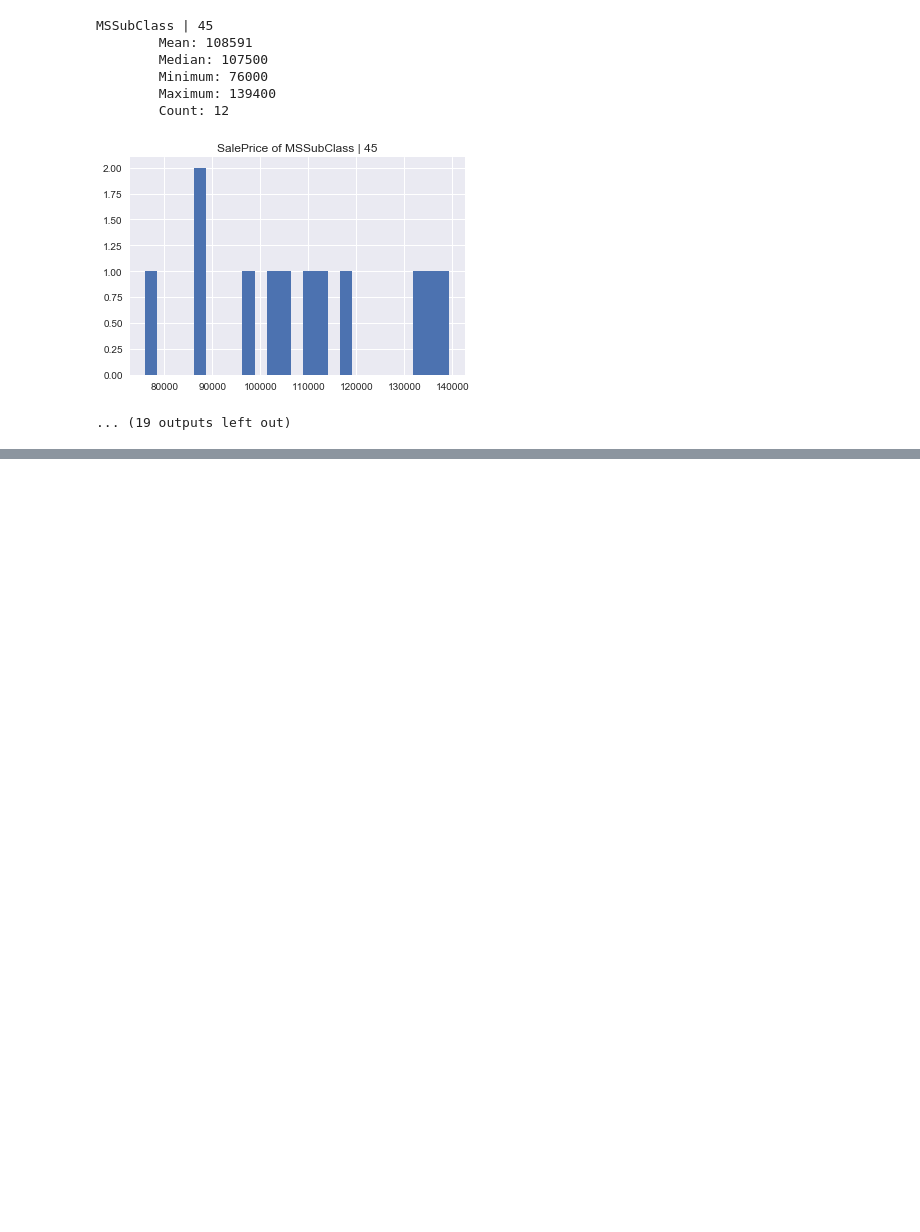
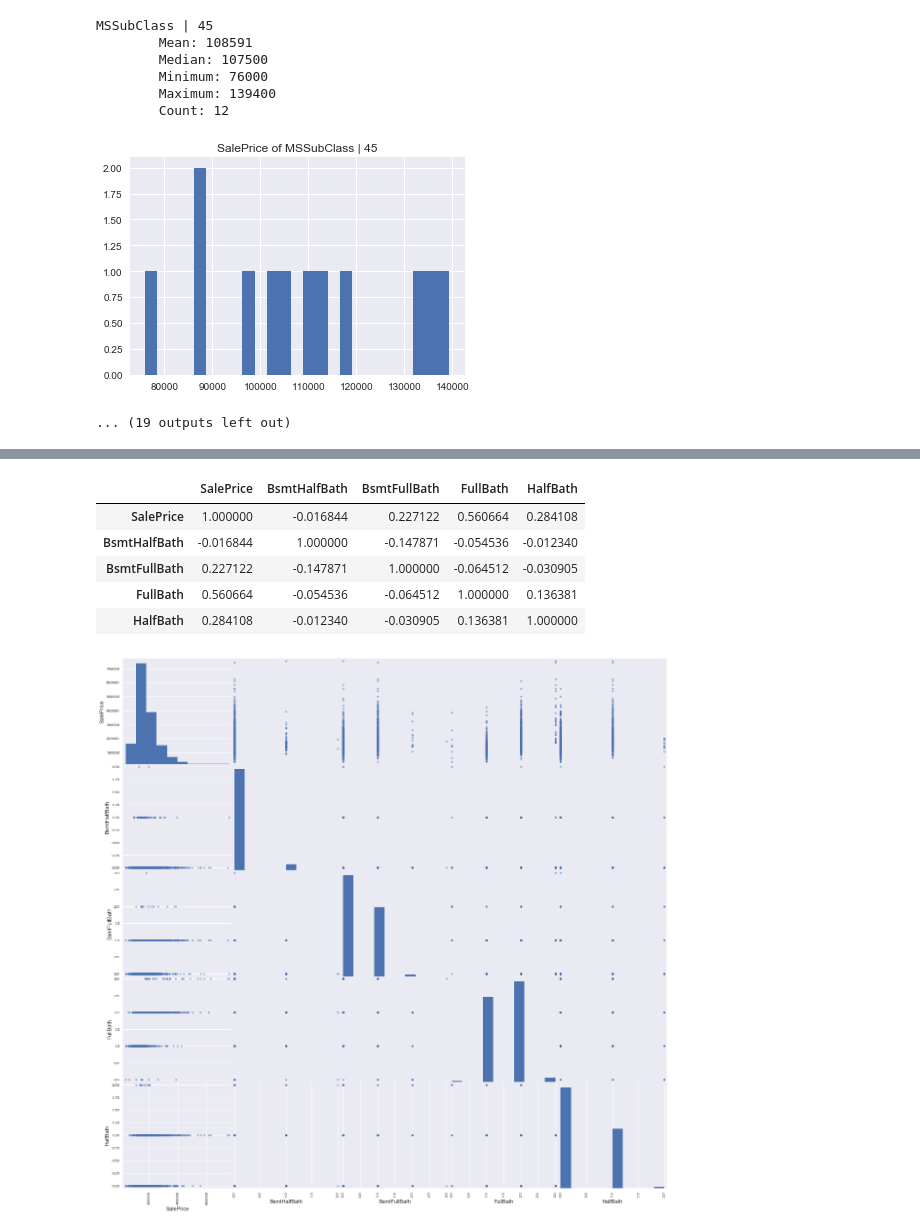
Before and after one commit to greenblattsharon/Machine-Learning-Project-House-Prices, a Jupyter notebook: ML_Final_EDA.ipynb, the cells around one changed output, grey strips where cells are left out. Saved outputs shown, nothing was run; the diff lists cells and outputs as text; code cells hidden in the pictures; blank space fills up the shorter version.

```diff
--- a/ML_Final_EDA.ipynb
+++ b/ML_Final_EDA.ipynb
@@ -191,0 +414,11 @@ print cross_val_score(rf, X.fillna(0),y, cv=5)
+# %%
+pd.scatter_matrix(df[bathrooms], figsize=(20,20))
+df[bathrooms].corr()
+# %% [output]
+|  | SalePrice | BsmtHalfBath | BsmtFullBath | FullBath | HalfBath |
+| SalePrice | 1.000000 | -0.016844 | 0.227122 | 0.560664 | 0.284108 |
+| BsmtHalfBath | -0.016844 | 1.000000 | -0.147871 | -0.054536 | -0.012340 |
+| BsmtFullBath | 0.227122 | -0.147871 | 1.000000 | -0.064512 | -0.030905 |
+| FullBath | 0.560664 | -0.054536 | -0.064512 | 1.000000 | 0.136381 |
+| HalfBath | 0.284108 | -0.012340 | -0.030905 | 0.136381 | 1.000000 |
+[figure, added]
```
Also changed, not shown: parts of 26 cells of this notebook.
